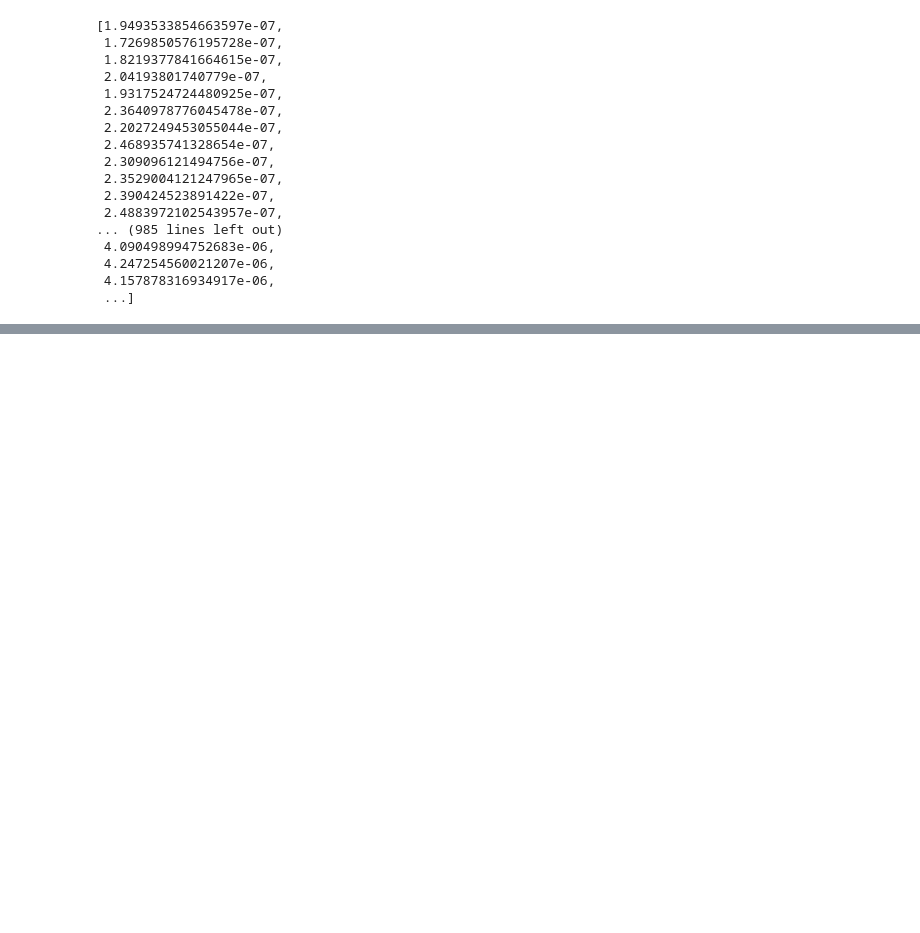
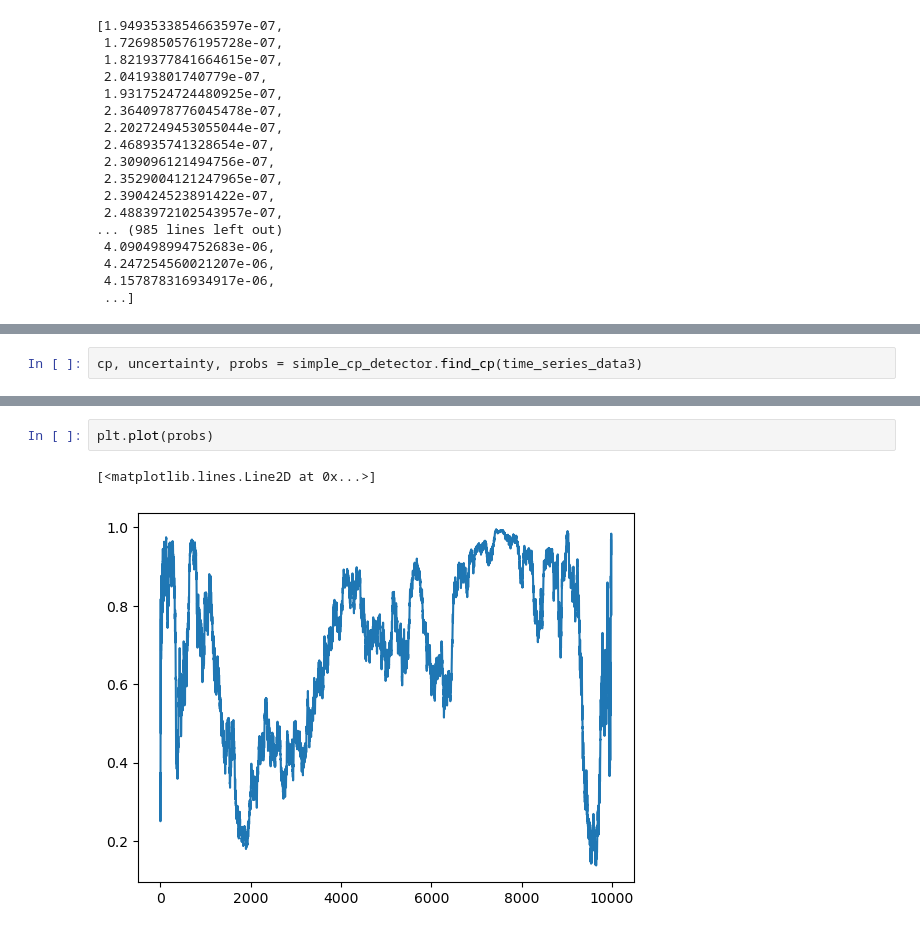
Before and after one commit to adenshulga/Bayes2sem, a Jupyter notebook: main.ipynb, the cells around one changed output, grey strips where cells are left out. Drawn from its saved outputs; the diff is of its cells as text; blank space fills up the shorter version.

```diff
--- a/main.ipynb
+++ b/main.ipynb
@@ -317,0 +282,2 @@ plt.plot(probs)
+# %%
+cp, uncertainty, probs = simple_cp_detector.find_cp(time_series_data3)
@@ -317,0 +300,5 @@ plt.plot(probs)
+# %%
+plt.plot(probs)
+# %% [output]
+[<matplotlib.lines.Line2D at 0x...>]
+[figure, added]
```
Also changed, not shown: parts of 28 cells of this notebook, 2 other files.
